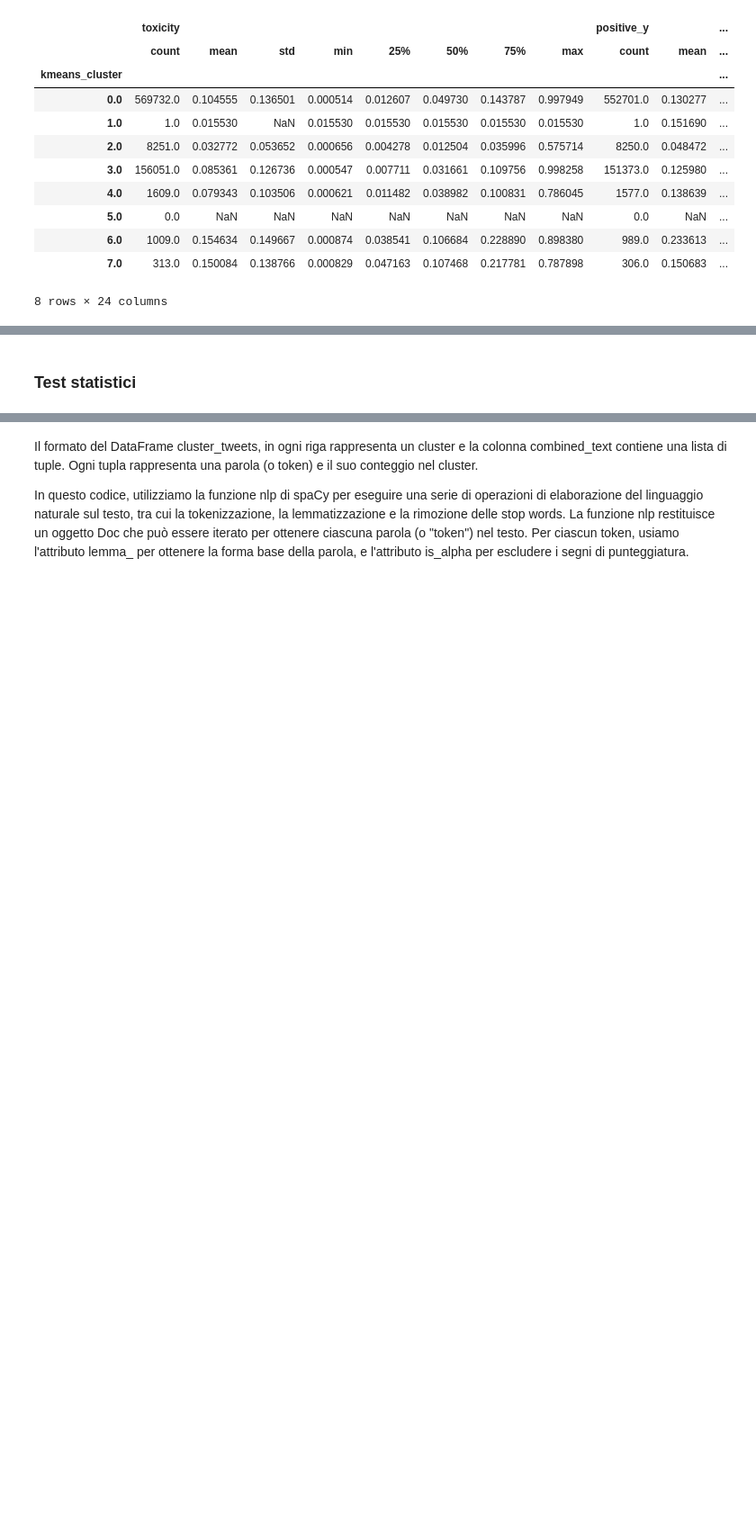
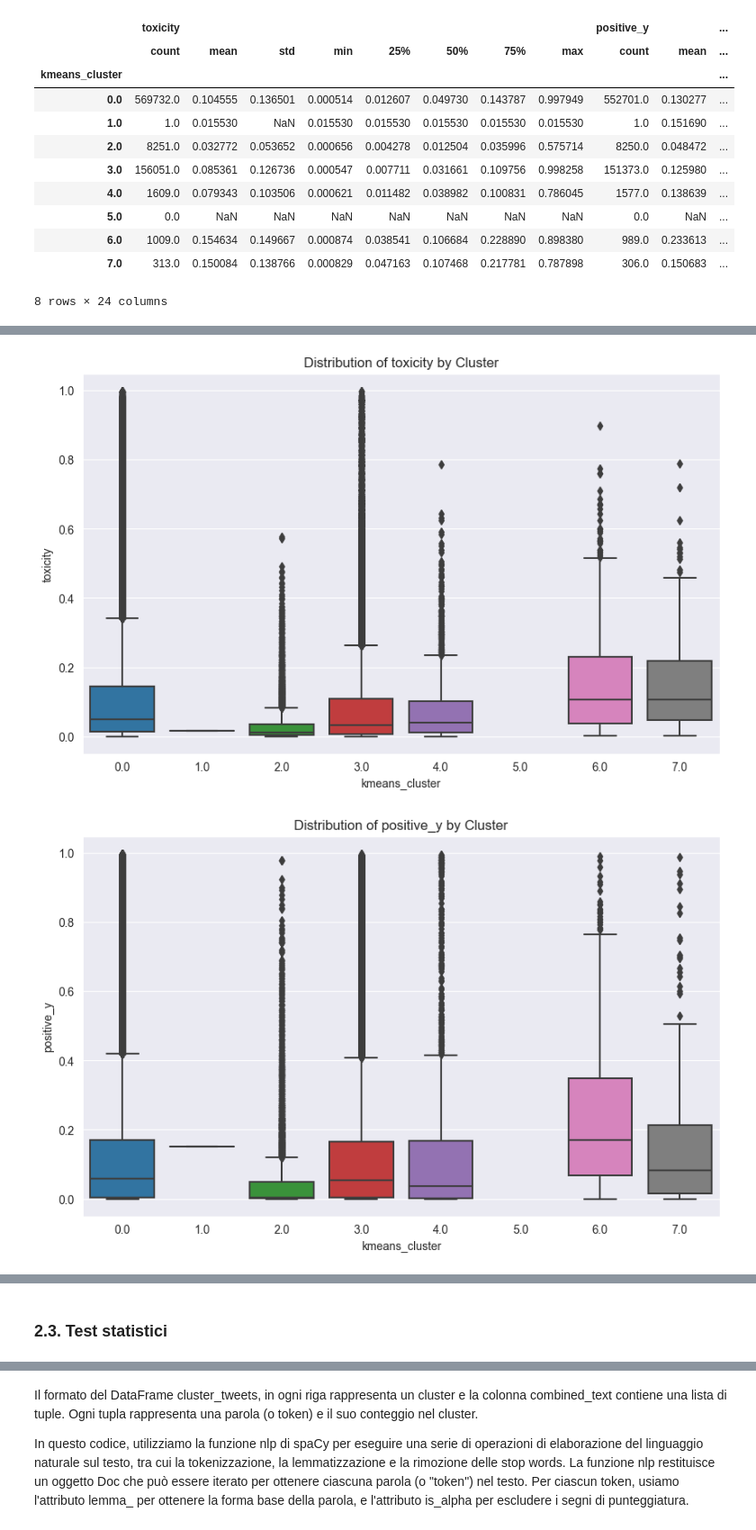
Before and after one commit to davisf20/characterization-of-user-misbehavior-in-online-social-media, a Jupyter notebook: notebooks/clustersCharacterization.ipynb, the cells around one changed output, grey strips where cells are left out. Shown at 90% size. Cells and saved outputs as stored; diff of their text form; code cells hidden in the pictures; blank space fills up the shorter version.

Commit message:
feat: heading format, data plots, statistic tests

```diff
--- a/notebooks/clustersCharacterization.ipynb
+++ b/notebooks/clustersCharacterization.ipynb
@@ -209,6 +209,0 @@ cluster_scores
-# %%
-for score in ['toxicity', 'emotion', 'positive_y', 'negative_y']:
-    plt.figure(figsize=(10, 6))
-    sns.boxplot(x='kmeans_cluster', y=score, data=tweets_copy)
-    plt.title(f'Distribution of {score} by Cluster')
-    plt.show()
@@ -219,0 +210,27 @@ for score in ['toxicity', 'emotion', 'positive_y', 'negative_y']:
+# %%
+for score in ['toxicity', 'positive_y', 'negative_y']:
+    plt.figure(figsize=(10, 6))
+    sns.boxplot(x='kmeans_cluster', y=score, data=tweets_copy)
+    plt.title(f'Distribution of {score} by Cluster')
+    plt.show()
+
+
+# Conta il numero di occorrenze di ogni emozione per ogni cluster
+emotion_counts = tweets_copy.groupby(['kmeans_cluster', 'emotion']).size().unstack()
+
+# Plot a bar chart for each emotion
+emotions = ['joy', 'anger', 'sadness', 'fear']
+colors = ['green', 'red', 'blue', 'purple']
+
+plt.figure(figsize=(10, 6))
+for i, emotion in enumerate(emotions):
+    plt.bar(emotion_counts.index, emotion_counts[emotion], label=emotion, color=colors[i])
+
+plt.xlabel('Cluster')
+plt.ylabel('Count')
+plt.title('Distribution of Emotions by Cluster')
+plt.legend()
+plt.show()
+# %% [output]
+[figure, added]
+[figure, added]
@@ -220,3 +239,3 @@ for score in ['toxicity', 'emotion', 'positive_y', 'negative_y']:
 # %% [markdown]
-### Test statistici
+### 2.3. Test statistici
 # %%
```
Also changed, not shown: parts of 33 cells of this notebook.
